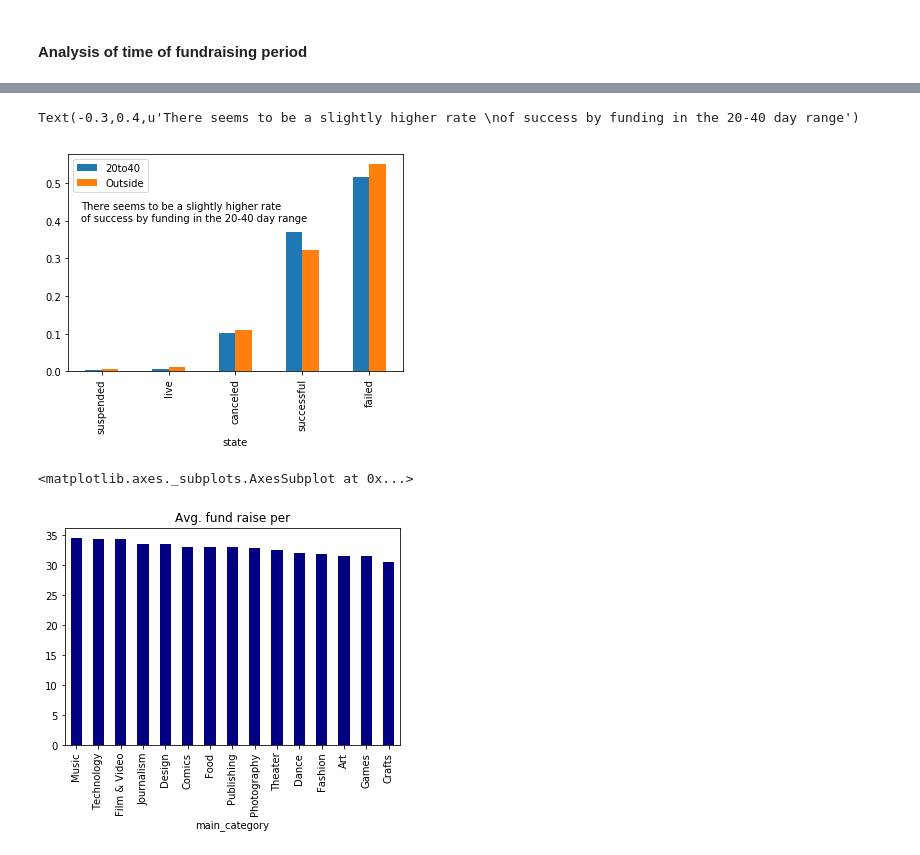
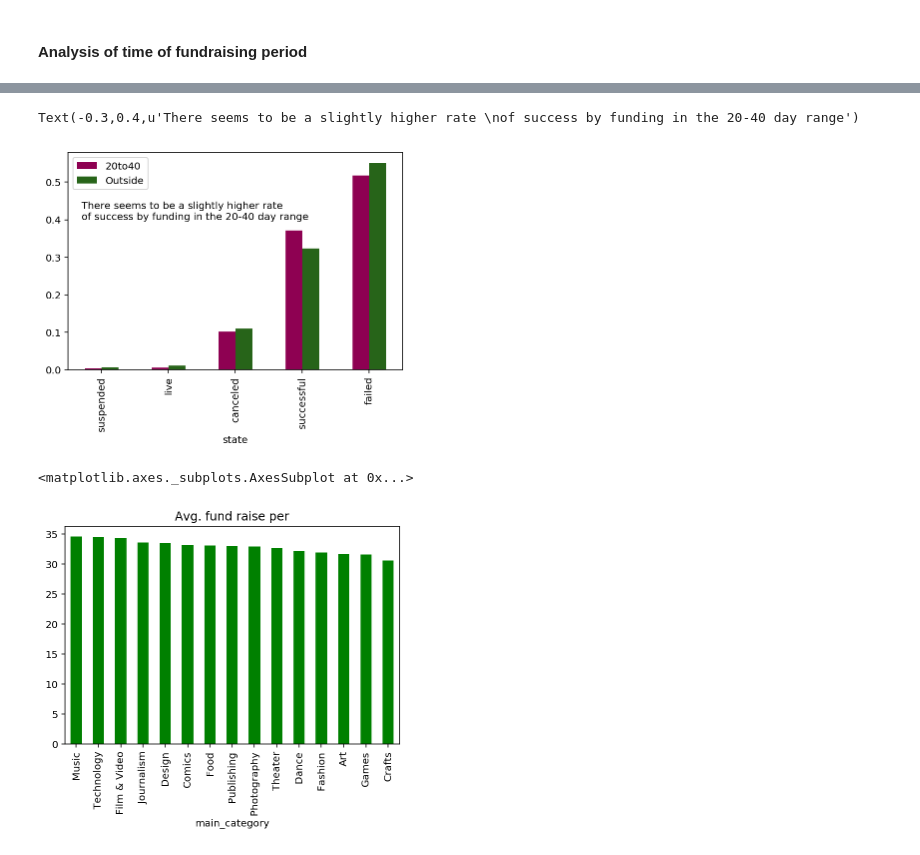
Before and after one commit to themp731/NYU_git, a Jupyter notebook: NYU-dwd-kickstarter/PanosPals_MP.2.ipynb, the cells around one changed output, grey strips where cells are left out. Cells and saved outputs as stored; diff of their text form; code cells hidden in the pictures.

```diff
--- a/NYU-dwd-kickstarter/PanosPals_MP.2.ipynb
+++ b/NYU-dwd-kickstarter/PanosPals_MP.2.ipynb
@@ -282,21 +316,21 @@ df_fundRangeSuccess.columns = ["20to40", "Outside"]
 df_SucessNorm = df_fundRangeSuccess
 df_SucessNorm["20to40"] = df_fundRangeSuccess["20to40"] / df_fundRangeSuccess["20to40"].sum()
 df_SucessNorm["Outside"] = df_fundRangeSuccess["Outside"] / df_fundRangeSuccess["Outside"].sum()
-df_SucessNorm.sort_values(by="20to40").plot(kind='bar')
+df_SucessNorm.sort_values(by="20to40").plot(kind='bar', cmap="PiYG")
 plt.annotate("There seems to be a slightly higher rate \n" \
              "of success by funding in the 20-40 day range",
              xy=(2,0.4),
              xytext=(-0.3,0.4))
 # %% [output]
 Text(-0.3,0.4,u'There seems to be a slightly higher rate \nof success by funding in the 20-40 day range')
-[figure, old version]
+[figure, new version]
 # %%
 df_fundTime.groupby(by="main_category")["tDelta"].mean().sort_values(ascending=False).plot(kind='bar',
-                                                                                           color='navy',
+                                                                                           color='green',
                                                                                            title="Avg. fund raise per")
 # %% [output]
 <matplotlib.axes._subplots.AxesSubplot at 0x...>
-[figure, old version]
+[figure, new version]
 # %%
 # KDE by categories
 cats = df_fundTime['main_category'].unique()
```
Also changed, not shown: parts of 13 cells of this notebook.
